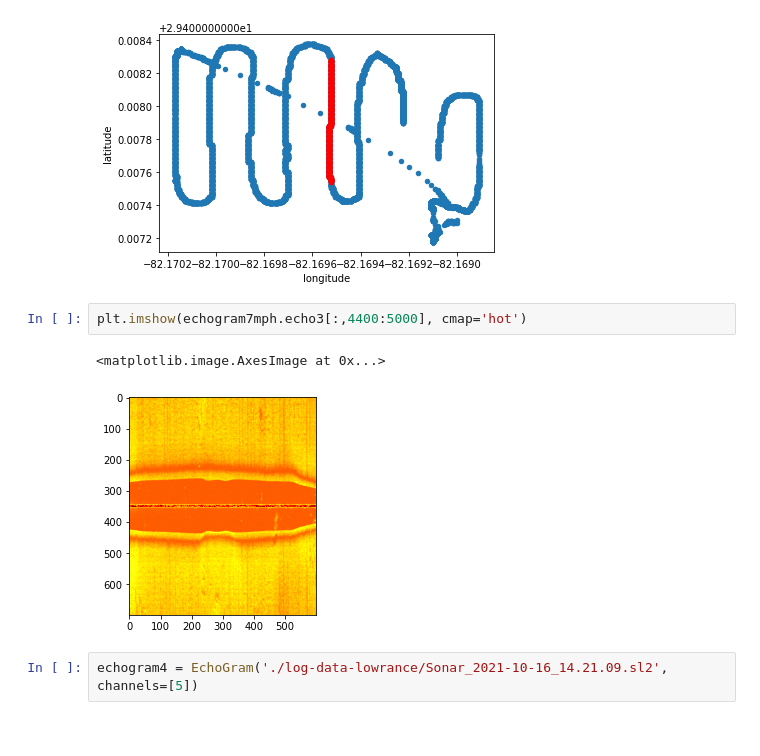
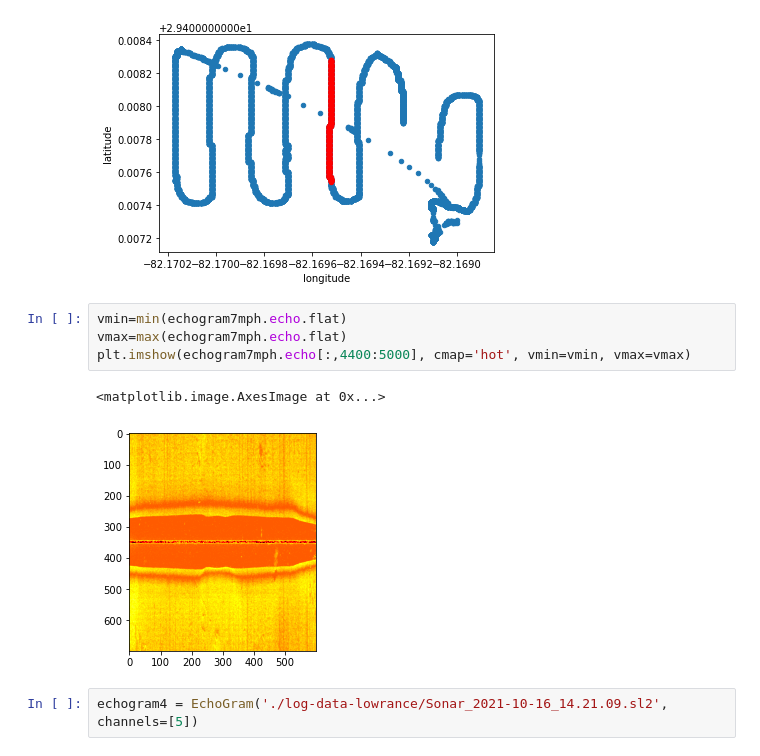
Before and after one commit to andrespulido8/sonar_sparse_point_cloud, a Jupyter notebook: read_echogram.ipynb, the cells around one changed output. Cells and saved outputs as stored; diff of their text form.

```diff
--- a/read_echogram.ipynb
+++ b/read_echogram.ipynb
@@ -150,11 +151,13 @@ length: 9491
 <AxesSubplot:xlabel='longitude', ylabel='latitude'>
 <Figure size 432x288 with 0 Axes>
 [figure]
-# %%
-plt.imshow(echogram7mph.echo3[:,4400:5000], cmap='hot')
-# %% [output]
-<matplotlib.image.AxesImage at 0x...>
-[figure, removed]
+# %%
+vmin=min(echogram7mph.echo.flat)
+vmax=max(echogram7mph.echo.flat)
+plt.imshow(echogram7mph.echo[:,4400:5000], cmap='hot', vmin=vmin, vmax=vmax)
+# %% [output]
+<matplotlib.image.AxesImage at 0x...>
+[figure, added]
 # %%
 echogram4 = EchoGram('./log-data-lowrance/Sonar_2021-10-16_14.21.09.sl2', channels=[5])
 # %% [output]
```
Also changed, not shown: parts of 10 cells of this notebook, 3 other files.
